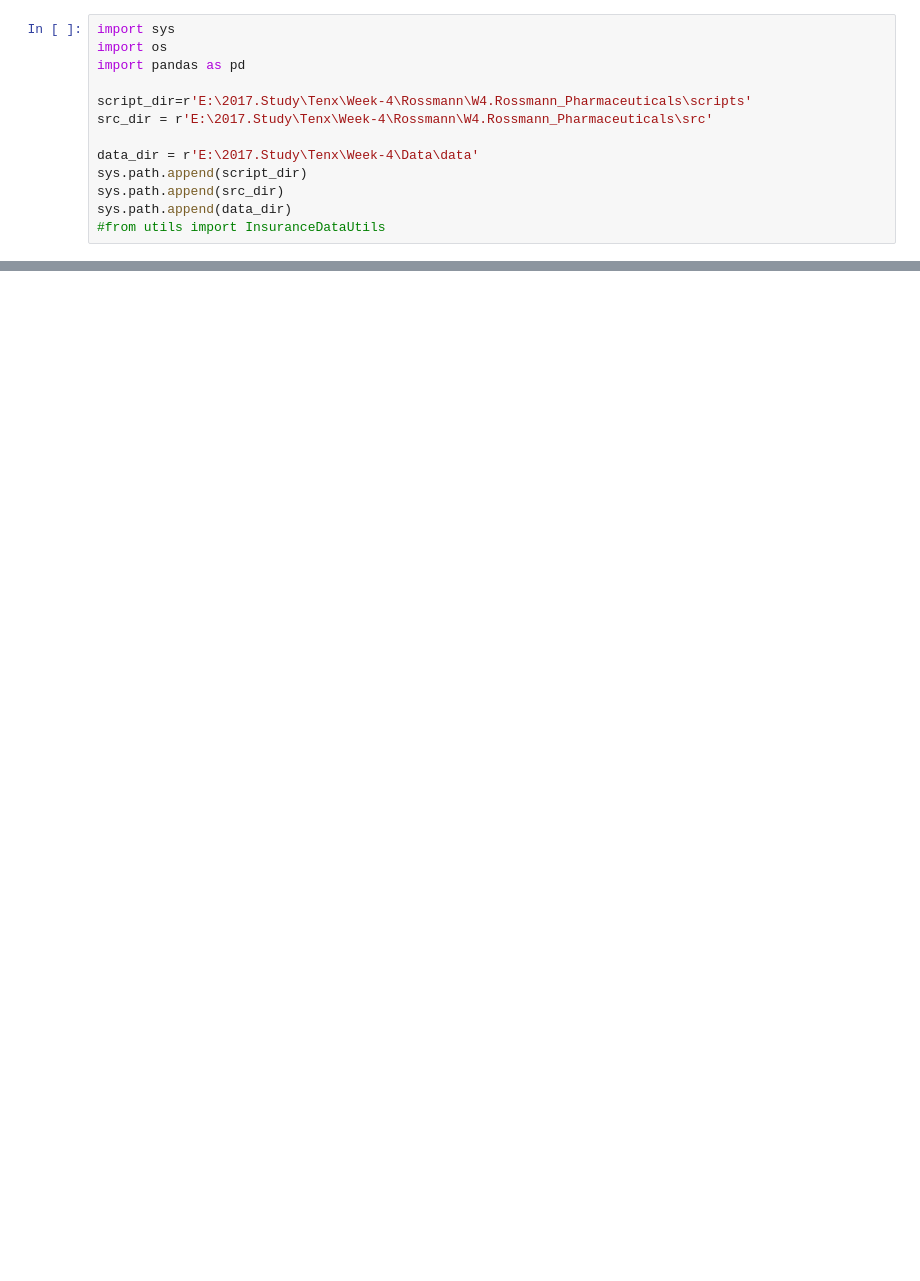
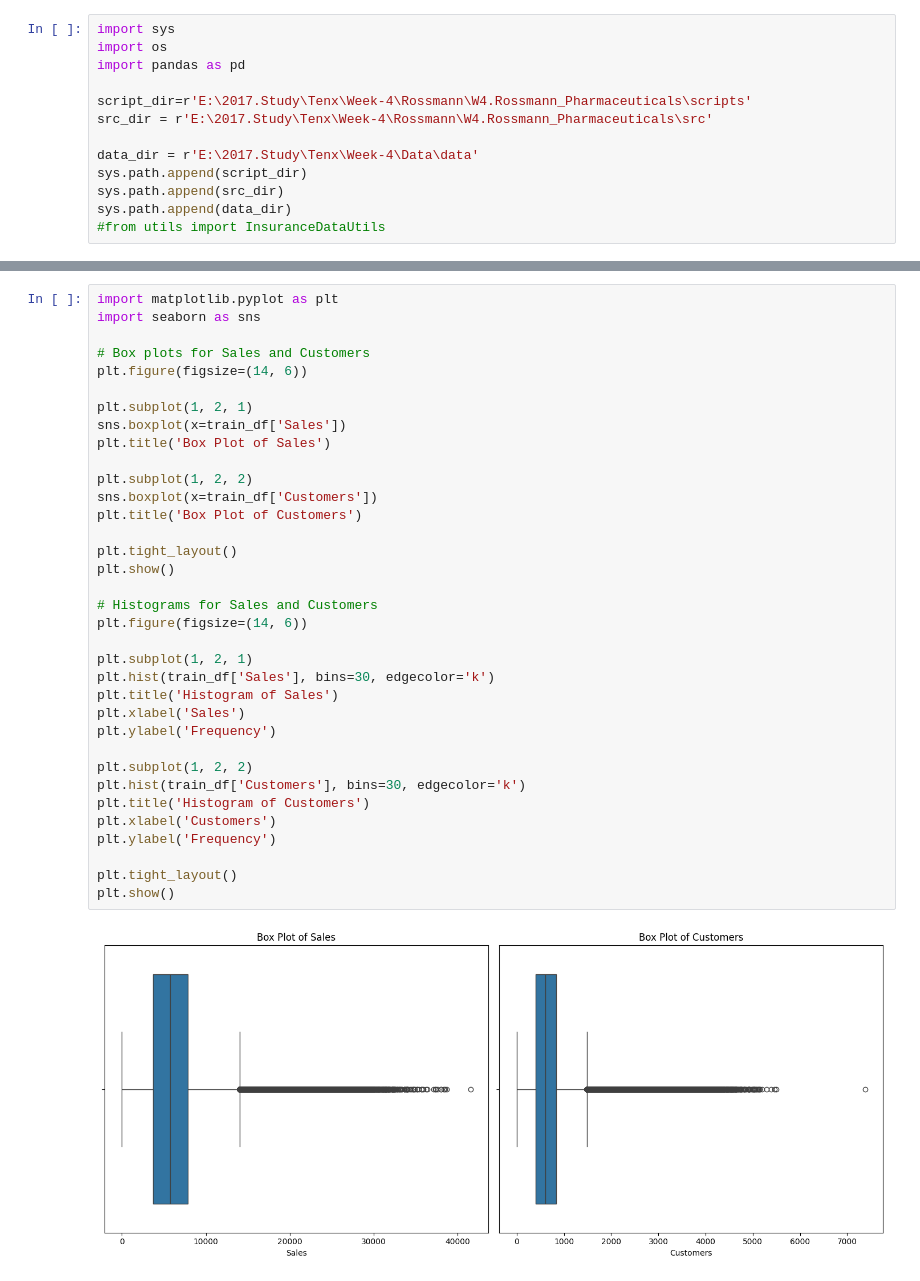
Before and after one commit to Ethel-Star/W4.Rossmann_Pharmaceuticals, a Jupyter notebook: notebooks/Customer_Purchasing_Behavior_Analysis.ipynb, the cells around one changed output, grey strips where cells are left out. Saved outputs shown, nothing was run; the diff lists cells and outputs as text; blank space fills up the shorter version.

```diff
--- a/notebooks/Customer_Purchasing_Behavior_Analysis.ipynb
+++ b/notebooks/Customer_Purchasing_Behavior_Analysis.ipynb
@@ -72,0 +210,37 @@ max                 2015.000000     1.000000        50.000000      2015.000000
+# %%
+import matplotlib.pyplot as plt
+import seaborn as sns
+
+# Box plots for Sales and Customers
+plt.figure(figsize=(14, 6))
+
+plt.subplot(1, 2, 1)
+sns.boxplot(x=train_df['Sales'])
+plt.title('Box Plot of Sales')
+
+plt.subplot(1, 2, 2)
+sns.boxplot(x=train_df['Customers'])
+plt.title('Box Plot of Customers')
+
+plt.tight_layout()
+plt.show()
+
+# Histograms for Sales and Customers
+plt.figure(figsize=(14, 6))
+
+plt.subplot(1, 2, 1)
+plt.hist(train_df['Sales'], bins=30, edgecolor='k')
+plt.title('Histogram of Sales')
+plt.xlabel('Sales')
+plt.ylabel('Frequency')
+
+plt.subplot(1, 2, 2)
+plt.hist(train_df['Customers'], bins=30, edgecolor='k')
+plt.title('Histogram of Customers')
+plt.xlabel('Customers')
+plt.ylabel('Frequency')
+
+plt.tight_layout()
+plt.show()
+# %% [output]
+[figure, added]
```
Also changed, not shown: parts of 23 cells of this notebook.
